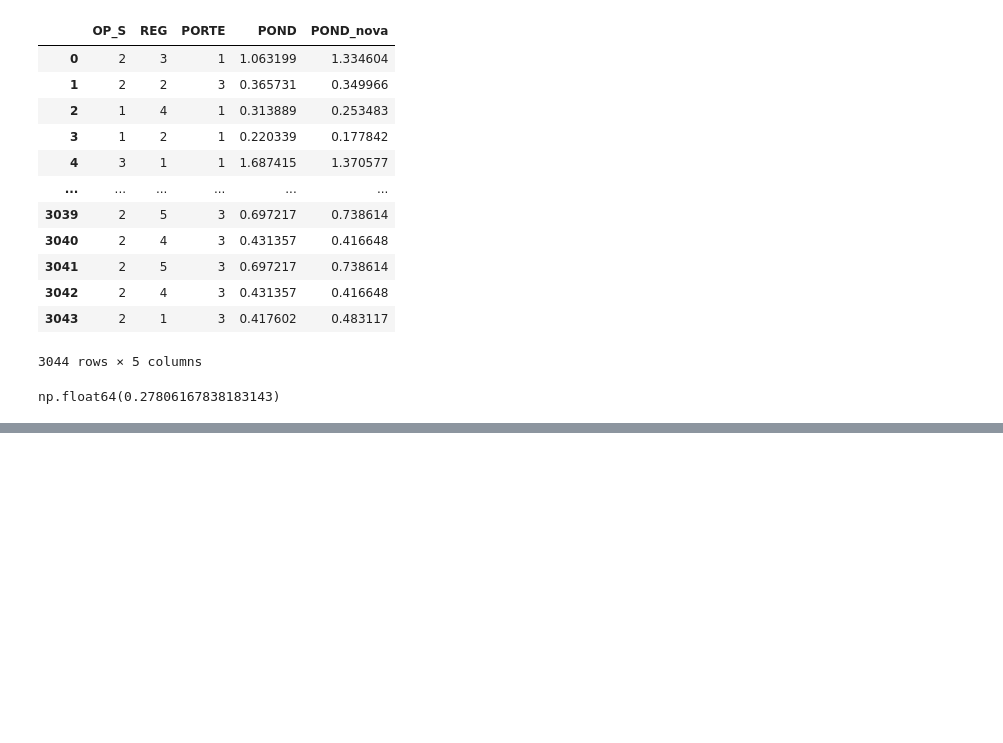
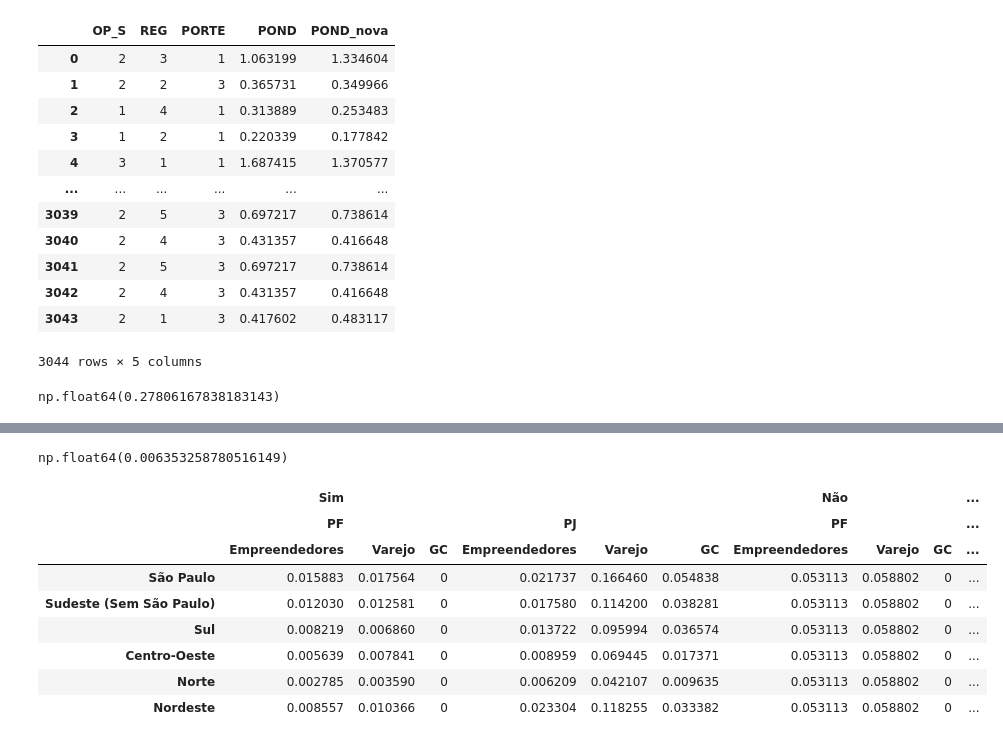
Before and after one commit to RaynerSantos/Processamento-Estatistico, a Jupyter notebook: App_beta/Pond.ipynb, the cells around one changed output, grey strips where cells are left out. Cells and saved outputs as stored; diff of their text form; code cells hidden in the pictures; blank space fills up the shorter version.

```diff
--- a/App_beta/Pond.ipynb
+++ b/App_beta/Pond.ipynb
@@ -415,0 +630,4 @@ Name: Rotulo, dtype: object
+# %%
+df_universo["MASCULINO"]["PF"]["Empreendedores"]["São Paulo"]
+# %% [output]
+np.float64(0.006353258780516149)
@@ -415,0 +722,40 @@ Name: Rotulo, dtype: object
+# %%
+# === Ponderação para o caso da CIELO === #
+CABECALHO_GREATER = "TRAB_C"
+CABECALHO = 'PF_PJ'
+COLUNA = 'SEG_NOVO_BU'
+LINHA = 'VREG'
+
+path = r"C:\Users\rayner.santos\Downloads\Consistencia e Processamento\Cielo\POND_FINAL_Satisfacao_NOV25_v02.xlsx"
+df_universo = pd.read_excel(path, sheet_name="FONTE (2)",
+                            header=[0, 1, 2], # <- pega TRAB_C, PÚBLICO e SEGMENTO
+                            index_col=0 # <- REGIÃO (VREG) vira índice (Dimensão 4)
+                            )
+
+# Lê as duas primeiras linhas como cabeçalho (ajuste para [1,2] se no seu arquivo começa uma linha abaixo)
+df_coletado = pd.read_excel(path, sheet_name="COLETADO (2)",
+                            header=[0, 1, 2], # <- pega SEXO, PÚBLICO e SEGMENTO
+                            index_col=0 # <- REGIÃO (VREG) vira índice (Dimensão 4)
+                            )
+
+path = r"C:\Users\rayner.santos\Downloads\Consistencia e Processamento\Cielo\EMP_Cielo Satisfacao_3onda_NOV25_2025.12.26.xlsx"
+data = pd.read_excel(path, sheet_name="BD_CODIGOS")
+
+lista_labels = pd.read_excel(path, sheet_name="LISTA_LABELS", header=1)
+lista_labels.columns = ['Coluna', 'Codigo', 'Label']
+lista_labels["Coluna"] = lista_labels["Coluna"].ffill().str.strip()
+
+df_atualizado = criar_pond_4dim(df_universo, df_coletado, data, lista_labels, CABECALHO_GREATER, CABECALHO, COLUNA, LINHA)
+df_atualizado[[CABECALHO_GREATER, CABECALHO, COLUNA, LINHA, "POND", "POND_nova"]]
+# %%
+df_universo
+# %% [output]
+|  | Sim |  |  |  |  |  | Não |  |  | ... |
+|  | PF |  |  | PJ |  |  | PF |  |  | ... |
+|  | Empreendedores | Varejo | GC | Empreendedores | Varejo | GC | Empreendedores | Varejo | GC | ... |
+| São Paulo | 0.015883 | 0.017564 | 0 | 0.021737 | 0.166460 | 0.054838 | 0.053113 | 0.058802 | 0 | ... |
+| Sudeste (Sem São Paulo) | 0.012030 | 0.012581 | 0 | 0.017580 | 0.114200 | 0.038281 | 0.053113 | 0.058802 | 0 | ... |
+| Sul | 0.008219 | 0.006860 | 0 | 0.013722 | 0.095994 | 0.036574 | 0.053113 | 0.058802 | 0 | ... |
+| Centro-Oeste | 0.005639 | 0.007841 | 0 | 0.008959 | 0.069445 | 0.017371 | 0.053113 | 0.058802 | 0 | ... |
+| Norte | 0.002785 | 0.003590 | 0 | 0.006209 | 0.042107 | 0.009635 | 0.053113 | 0.058802 | 0 | ... |
+| Nordeste | 0.008557 | 0.010366 | 0 | 0.023304 | 0.118255 | 0.033382 | 0.053113 | 0.058802 | 0 | ... |
```
Also changed, not shown: parts of 16 cells of this notebook, 7 other files.
